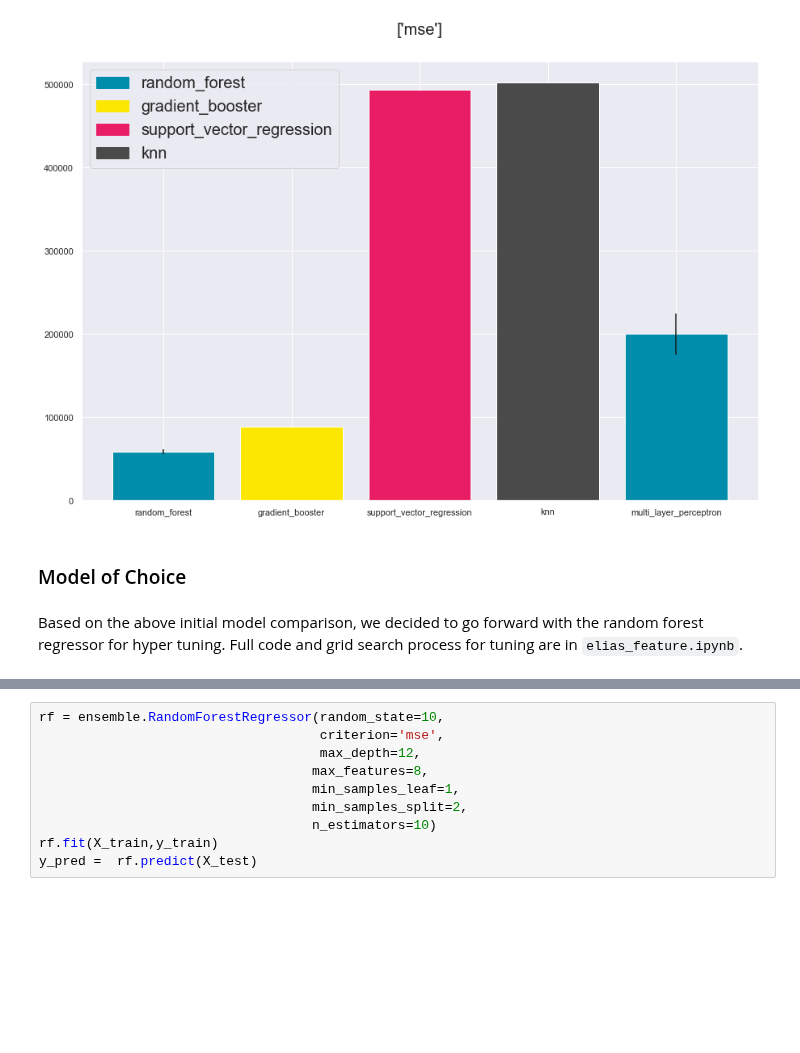
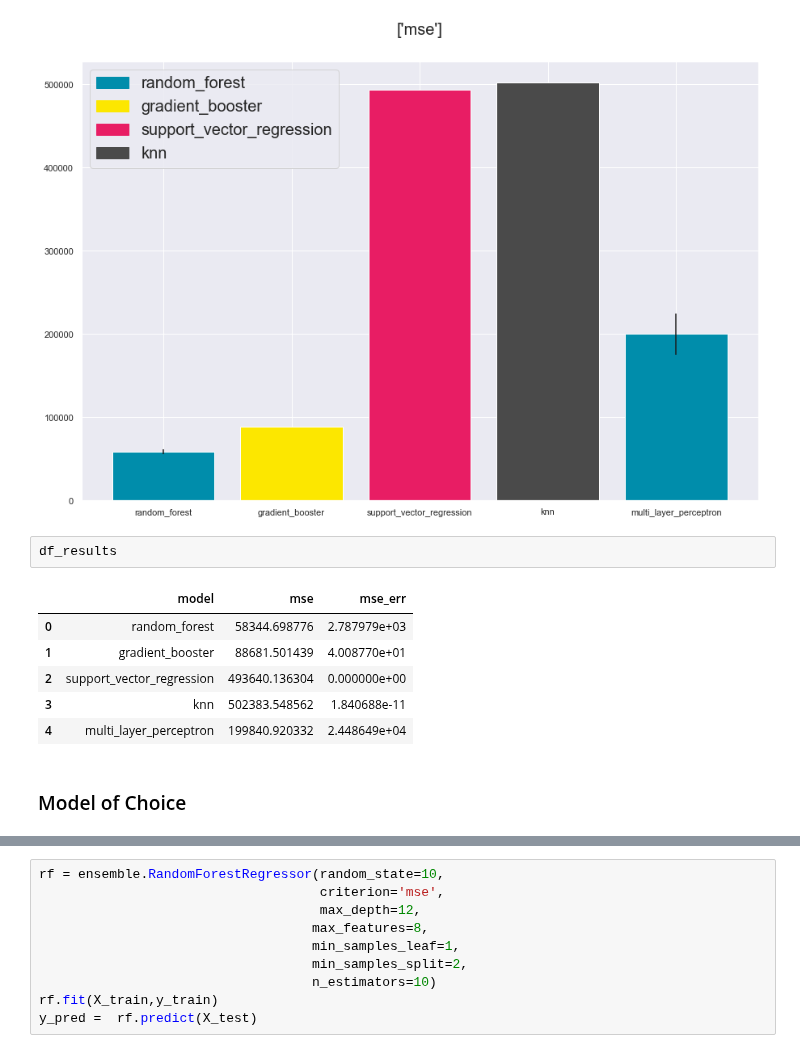
Before and after one commit to EliasFM/INFO370-FinalProject, a Jupyter notebook: temp_web_page.ipynb, the cells around one changed output, grey strips where cells are left out. Cells and saved outputs as stored; diff of their text form; blank space fills up the shorter version.

```diff
--- a/temp_web_page.ipynb
+++ b/temp_web_page.ipynb
@@ -321,7 +320,14 @@ plt.legend(handles=patches,fontsize=bigfont)
 # %% [output]
 <matplotlib.legend.Legend at 0x...>
 [figure]
+# %%
+df_results
+# %% [output]
+|  | model | mse | mse_err |
+| 0 | random_forest | 58344.698776 | 2.787979e+03 |
+| 1 | gradient_booster | 88681.501439 | 4.008770e+01 |
+| 2 | support_vector_regression | 493640.136304 | 0.000000e+00 |
+| 3 | knn | 502383.548562 | 1.840688e-11 |
+| 4 | multi_layer_perceptron | 199840.920332 | 2.448649e+04 |
 # %% [markdown]
 ### Model of Choice
-# %% [markdown]
-Based on the above initial model comparison, we decided to go forward with the random forest regressor for hyper tuning. Full code and grid search process for tuning are in `elias_feature.ipynb`.
```
Also changed, not shown: parts of 19 cells of this notebook.
